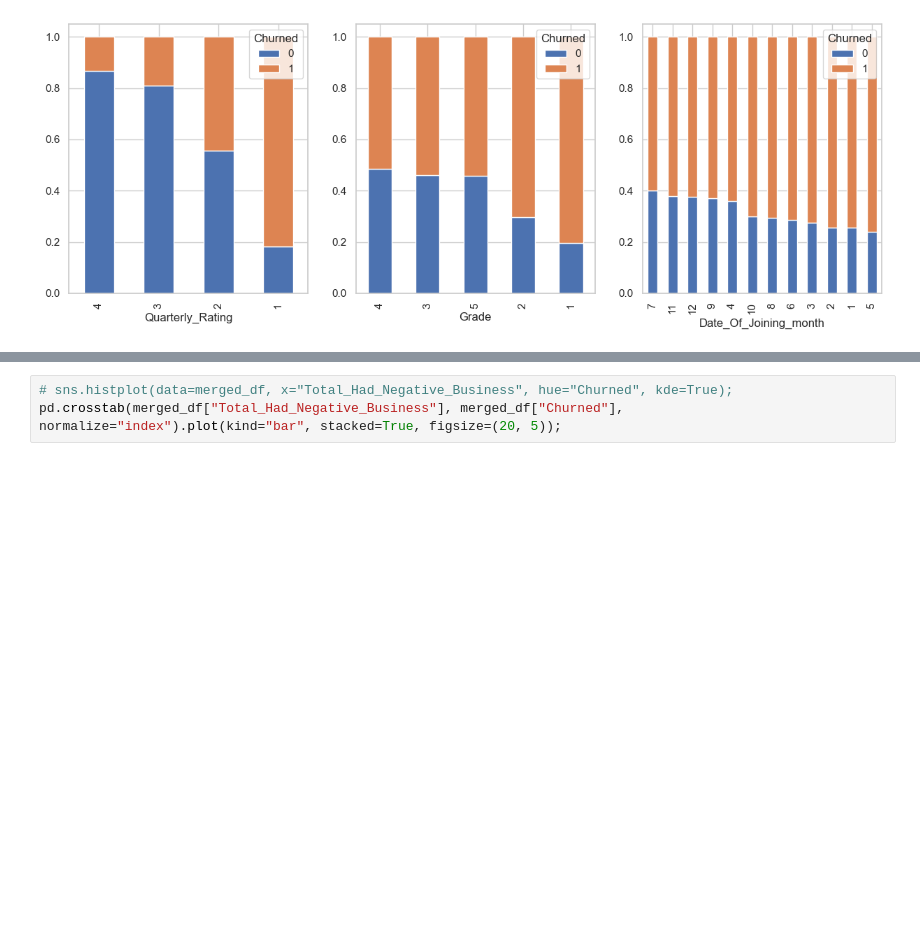
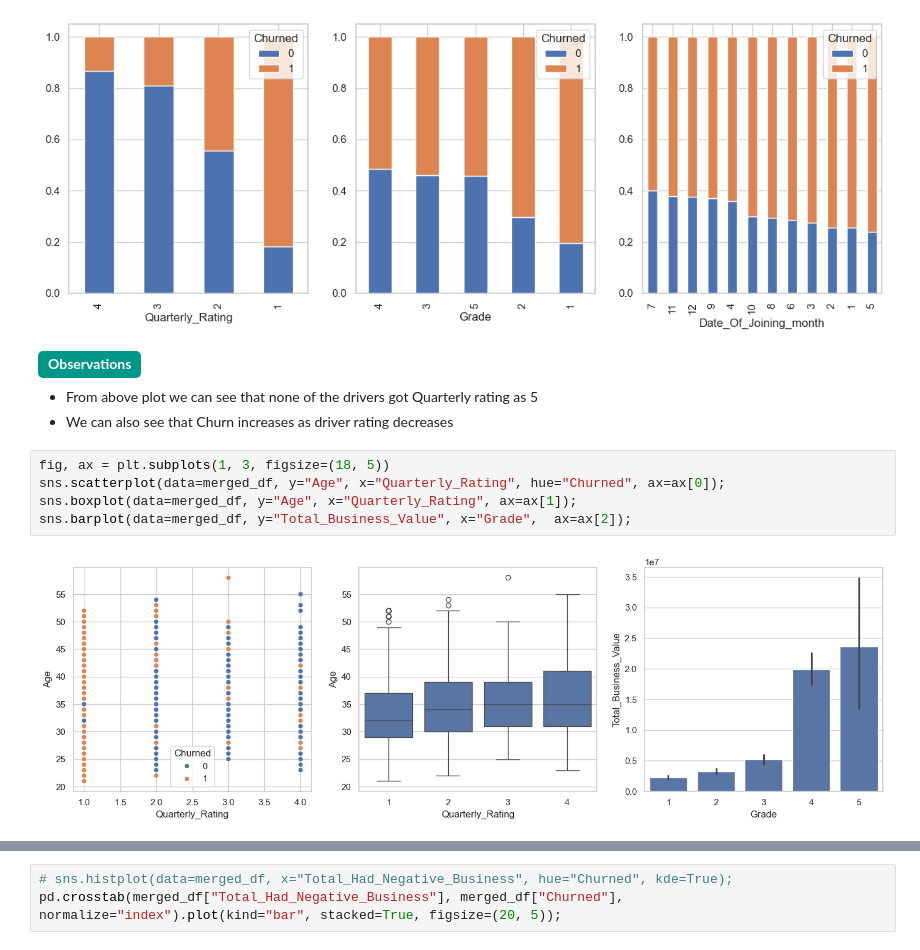
Before and after one commit to gautamnaik1994/OLA-Driver-Churn-ML-CaseStudy, a Jupyter notebook: CaseStudy.ipynb, the cells around one changed output, grey strips where cells are left out. Drawn from its saved outputs; the diff is of its cells as text; blank space fills up the shorter version.

```diff
--- a/CaseStudy.ipynb
+++ b/CaseStudy.ipynb
@@ -757,3 +793,15 @@ pd.crosstab(merged_df["Grade"], merged_df["Churned"],  normalize="index").sort_v
 pd.crosstab(merged_df["Date_Of_Joining_month"], merged_df["Churned"],  normalize="index").sort_values(1).plot(kind="bar", stacked=True, ax=ax[2]);
 # %% [output]
 [figure]
+# %% [markdown]
+<b style='padding: 4px 10px 6px 10px;border-radius: 5px;background: #009688;color: #fff;display: inline-block;'>Observations</b>
+
+- From above plot we can see that none of the drivers got Quarterly rating as 5
+- We can also see that Churn increases as driver rating decreases
+# %%
+fig, ax = plt.subplots(1, 3, figsize=(18, 5))
+sns.scatterplot(data=merged_df, y="Age", x="Quarterly_Rating", hue="Churned", ax=ax[0]);
+sns.boxplot(data=merged_df, y="Age", x="Quarterly_Rating", ax=ax[1]);
+sns.barplot(data=merged_df, y="Total_Business_Value", x="Grade",  ax=ax[2]);
+# %% [output]
+[figure, added]
```
Also changed, not shown: parts of 31 cells of this notebook.
